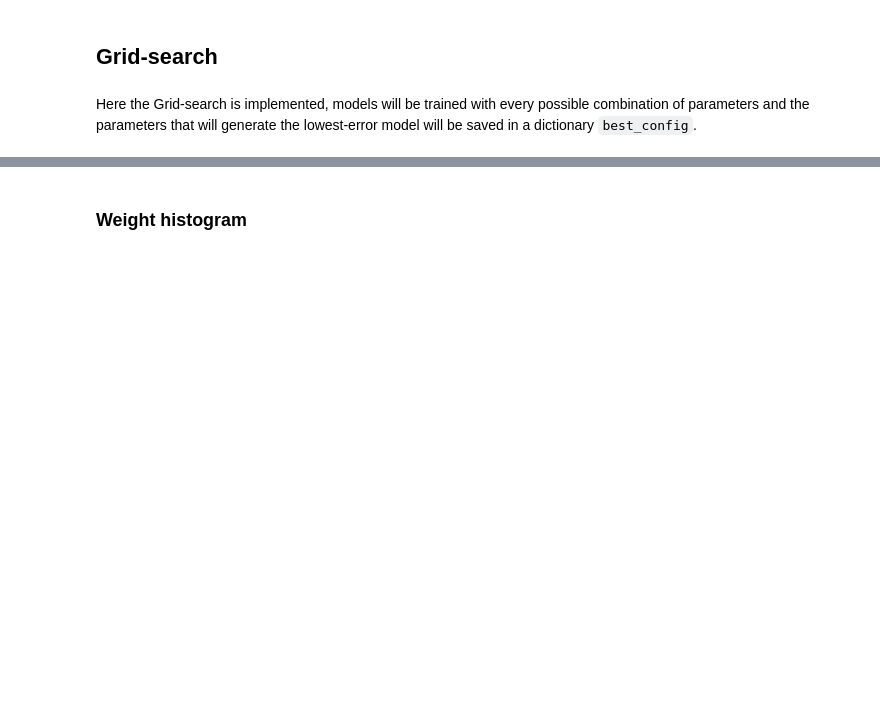
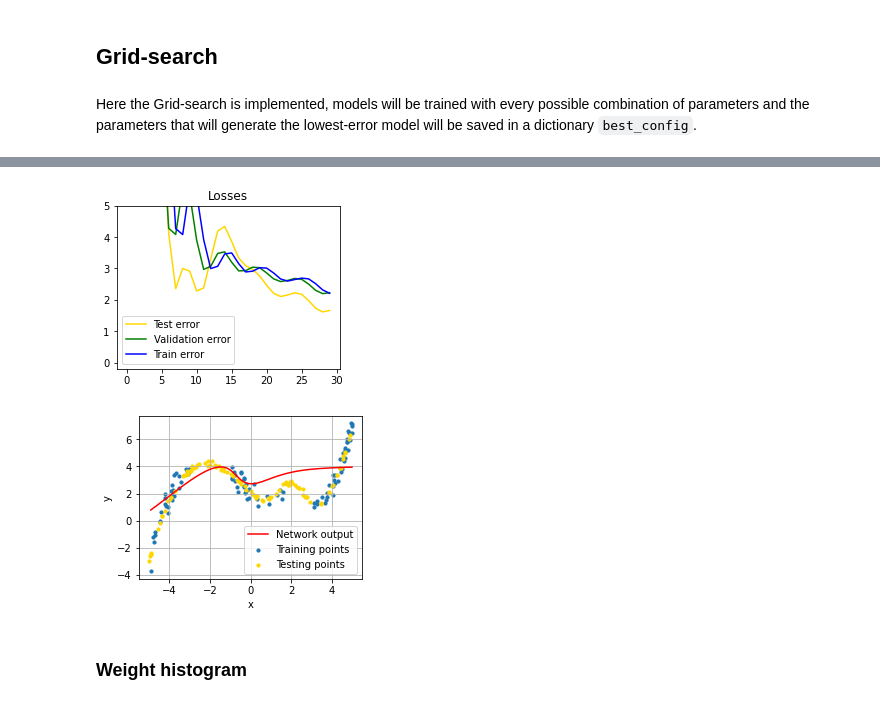
Before and after one commit to SaverioMonaco/NN-DeepLearning-Projects, a Jupyter notebook: 1. Supervised Deep Learning/Monaco-HW1-Regression.ipynb, the cells around one changed output, grey strips where cells are left out. Saved outputs shown, nothing was run; the diff lists cells and outputs as text; code cells hidden in the pictures; blank space fills up the shorter version.

```diff
--- a/1. Supervised Deep Learning/Monaco-HW1-Regression.ipynb
+++ b/1. Supervised Deep Learning/Monaco-HW1-Regression.ipynb
@@ -526,3 +532,13 @@ best_net.show_regression(train_dataloader, savefig = 'bestreg_performance')
+# %%
+best_net = RegFC(1,1,best_config["hidden layers"], activation = best_config["activation"],
+              dropout=best_config["dropout"])
+best_net.fit(train_dataloader,30,5,best_config["loss"],0,best_config["lr"],
+              reg_term = best_config["reg"],plotlosses=True, test=True)
+
+best_net.show_regression()
+# %% [output]
+[figure, added]
+[figure, added]
 # %% [markdown]
 ### Weight histogram
 # %%
```
Also changed, not shown: parts of 12 cells of this notebook, 12 other files.
